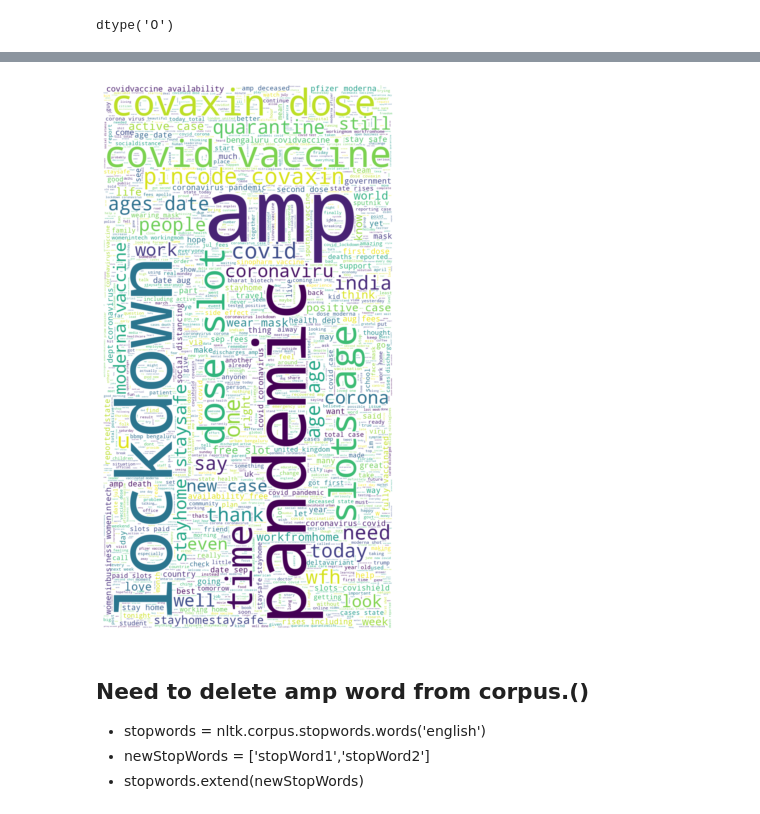
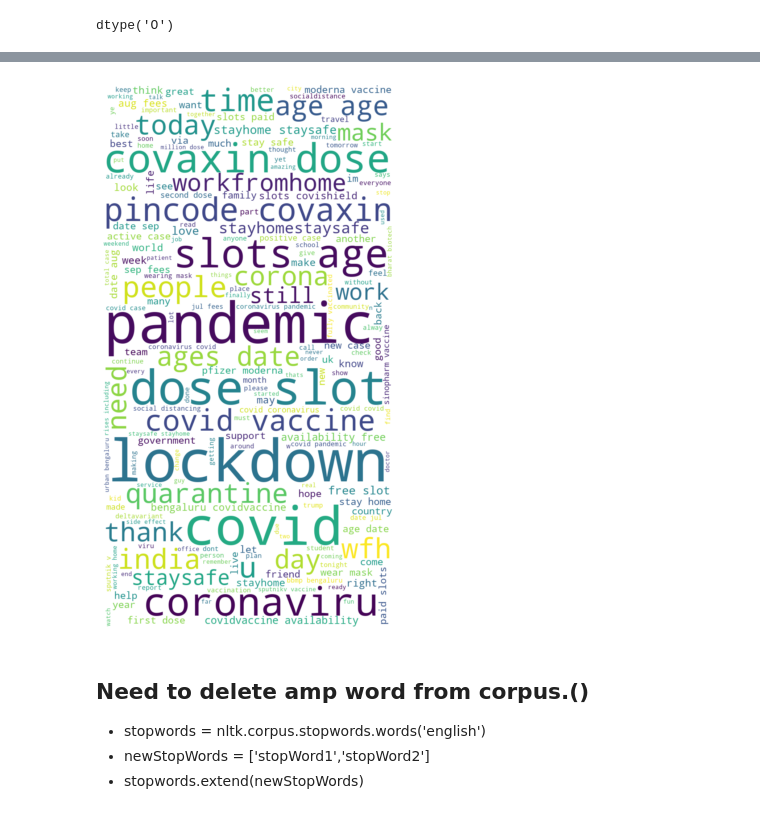
Before and after one commit to ayushjain9/NLP_SentimentAnalysis, a Jupyter notebook: master.ipynb, the cells around one changed output, grey strips where cells are left out. Cells and saved outputs as stored; diff of their text form; code cells hidden in the pictures.

```diff
--- a/master.ipynb
+++ b/master.ipynb
@@ -520,11 +555,11 @@ def text_preproc(x):
   x = ' '.join([word for word in x.split(' ') if word not in stop_words]) # Remove stop words
   x = x.encode('ascii', 'ignore').decode() # Remove unicode characters
   x = ' '.join(re.sub("(@[A-Za-z0-9]+)|([^0-9A-Za-z \t])|(\w+:\/\/\S+)"," ",x).split())
-  # x = re.sub(r'https*\S+', ' ', x) #  Remove URL
+  x = re.sub(r'https*\S+', ' ', x) #  Remove URL
   # x = re.sub(r'@\S+', ' ', x)  # Remove mentions
   # x = re.sub(r'#\S+', ' ', x) # Remove Hashtags
-  # x = re.sub(r'\'\w+', '', x) # Remove ticks and the next character
-  # x = re.sub('[%s]' % re.escape(string.punctuation), ' ', x) # remove punctuations
+  x = re.sub(r'\'\w+', '', x) # Remove ticks and the next character
+  x = re.sub('[%s]' % re.escape(string.punctuation), ' ', x) # remove punctuations
   x = re.sub(r'\w*\d+\w*', '', x) # remove numbers
   x = re.sub(r'\s{2,}', ' ', x) # replace over spaces
   return x
@@ -539,5 +574,5 @@ df_final.clean_texts.head()
 5                                                                                                              keeps india alive sundaymotivation covid
 Name: clean_texts, dtype: object
 # %%
-df_final['clean_texts_no_Stopwords'] = df_final.text.apply(text_preproc)
+# df_final['clean_texts_no_Stopwords'] = df_final.text.apply(text_preproc)
 # %%
@@ -573,4 +599,4 @@ from nltk.tokenize import word_tokenize
 # %%
 # Tokenisation
-df_final['tokenized_texts'] = df_final.clean_texts.apply(word_tokenize)
-df_final.head()
+# df_final['tokenized_texts'] = df_final.clean_texts.apply(word_tokenize)
+# df_final.head()
@@ -620,29 +638,29 @@ from wordcloud import WordCloud, ImageColorGenerator, STOPWORDS
 # %%
 words = " ".join(df_final['clean_texts'])
 def punctuation_stop(text):
     """remove punctuation and stop words"""
     filtered = []
     stop_words = set(stopwords.words('english'))
     word_tokens = word_tokenize(text)
     for w in word_tokens:
         if w not in stop_words and w.isalpha():
             filtered.append(w.lower())
     return filtered
 
 
 words_filtered = punctuation_stop(words)
+unwanted = ['amp','one','really','mean','little bit','thing','say','go','actually','even','probably','going','said','something','okay','maybe','got','well','way']
+text = " ".join([ele for ele in words_filtered if ele not in unwanted])
 
-text = " ".join([ele for ele in words_filtered])
-
-wc= WordCloud(background_color="white", random_state=1,stopwords=STOPWORDS, max_words = 2000, width =800, height = 1500)
+wc= WordCloud(background_color="white", random_state=1,stopwords=STOPWORDS, width =800, height = 1500)
 wc.generate(text)
 
 plt.figure(figsize=[10,10])
 plt.imshow(wc, interpolation="bilinear")
 plt.axis('off')
 plt.show()
 # %% [output]
-[figure, old version]
+[figure, new version]
 # %% [markdown]
 ## Need to delete amp word from corpus.()
 * stopwords = nltk.corpus.stopwords.words('english')
```
Also changed, not shown: parts of 61 cells of this notebook.
